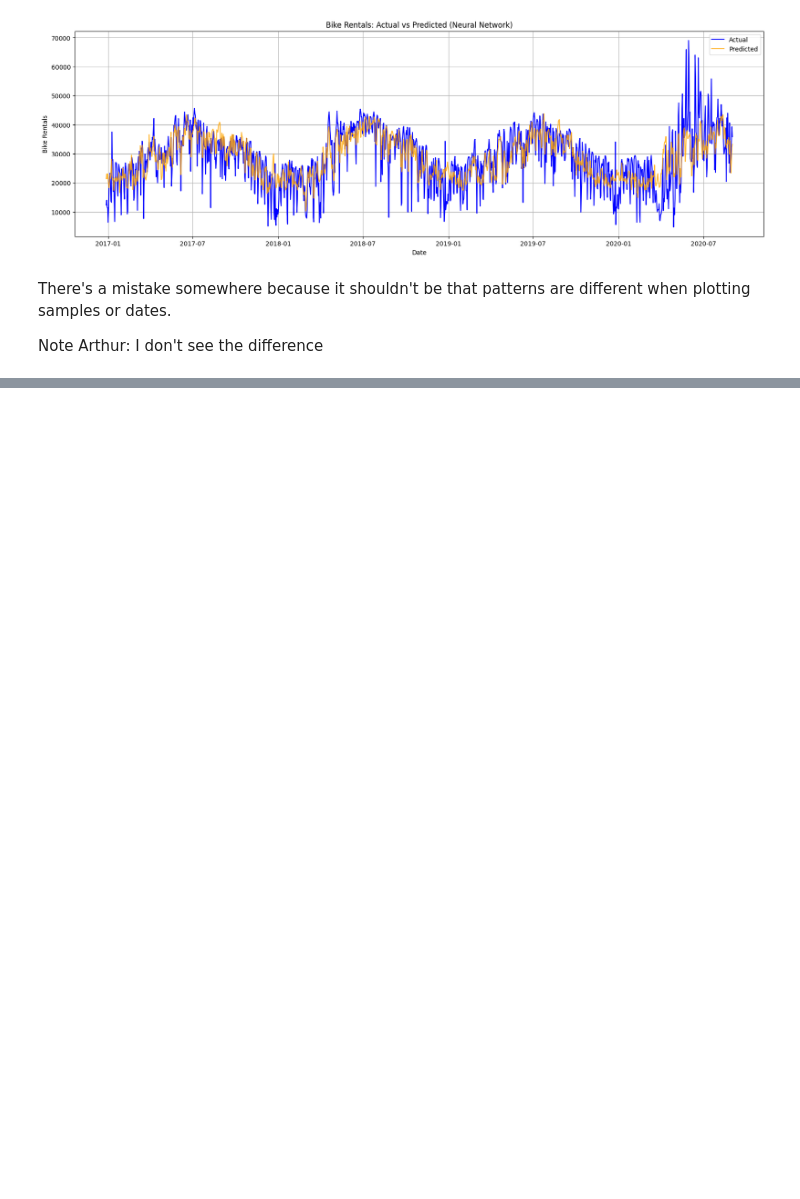
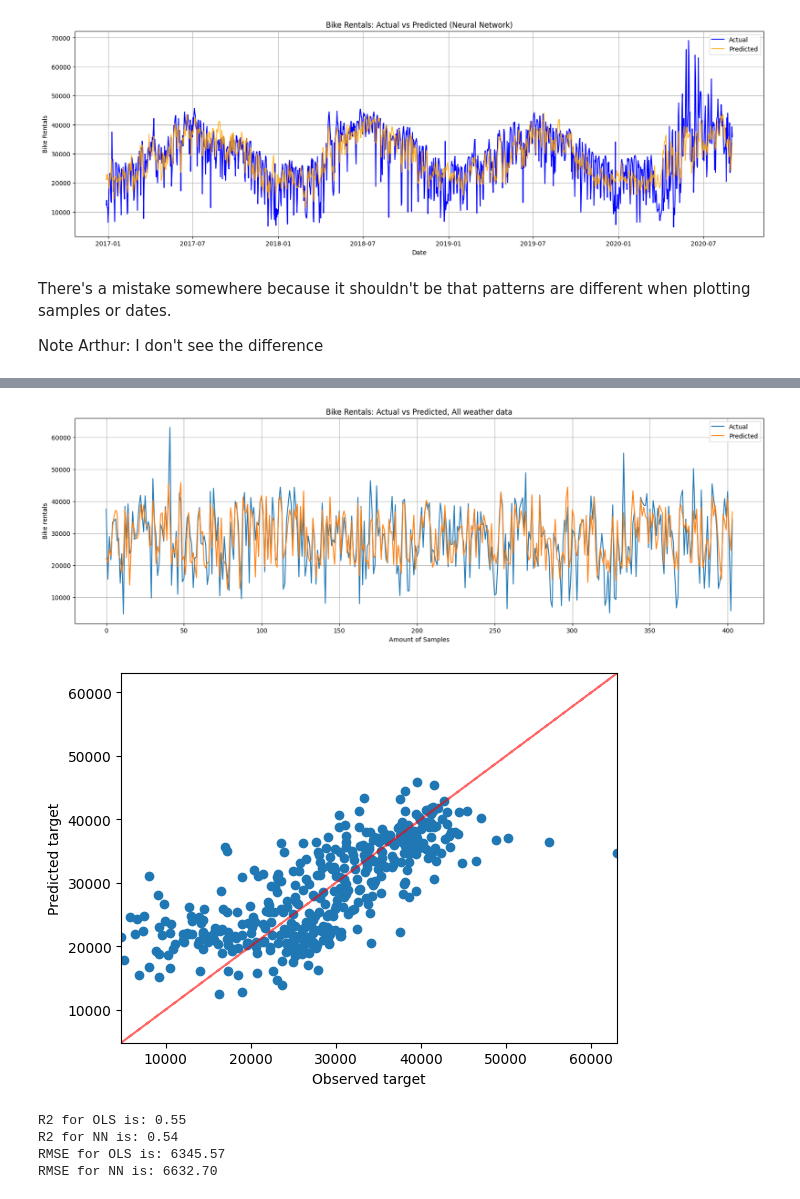
Before and after one commit to LotsAr/DataDrivenProject, a Jupyter notebook: ProjectCode.ipynb, the cells around one changed output, grey strips where cells are left out. Saved outputs shown, nothing was run; the diff lists cells and outputs as text; code cells hidden in the pictures; blank space fills up the shorter version.

```diff
--- a/ProjectCode.ipynb
+++ b/ProjectCode.ipynb
@@ -1077,0 +1200,37 @@ Note Arthur: I don't see the difference
+# %%
+#Let's try to make a prediction and plotting the results:
+
+y_prediction_scaled = model_2.predict(x_test_scaled)
+#Important to unscale since we are working with scaled predictions
+y_pred = y_scaler.inverse_transform(y_prediction_scaled)
+y_test_unscaled = y_scaler.inverse_transform(y_test_scaled)
+
+plt.figure(figsize=(20,6))
+#plt.plot(y_test_unscaled[:100], label='Actual')
+#plt.plot(y_pred[:100], label='Predicted')
+plt.plot(y_test_unscaled, label='Actual')
+plt.plot(y_pred, label='Predicted')
+plt.legend()
+plt.title('Bike Rentals: Actual vs Predicted, All weather data')
+plt.xlabel('Amount of Samples')
+plt.ylabel('Bike rentals')
+plt.grid()
+plt.show()
+
+#Same test as before with the linear regressions
+plt.scatter(y_test_unscaled, y_pred)
+plt.plot(y_test_unscaled, y_test_unscaled, c='r', alpha=0.6, ls='--')
+plt.xlim(y_test_unscaled.min()-1, y_test_unscaled.max()+1)
+plt.ylim(y_test_unscaled.min()-1, y_test_unscaled.max()+1)
+plt.xlabel('Observed target')
+plt.ylabel('Predicted target')
+plt.show()
+
+r2_nn = r2_score(y_test_unscaled, y_pred)
+rmse_nn = root_mean_squared_error(y_test_unscaled, y_pred)
+
+print(f'R2 for OLS is: {r2_ols:.2f}')
+print(f'R2 for NN is: {r2_nn:.2f}')
+print(f'RMSE for OLS is: {rmse_ols:.2f}')
+print(f'RMSE for NN is: {rmse_nn:.2f}')
+# %% [output]
@@ -1077,0 +1238,6 @@ Note Arthur: I don't see the difference
+[figure, added]
+[figure, added]
+R2 for OLS is: 0.55
+R2 for NN is: 0.54
+RMSE for OLS is: 6345.57
+RMSE for NN is: 6632.70
```
Also changed, not shown: parts of 18 cells of this notebook.
